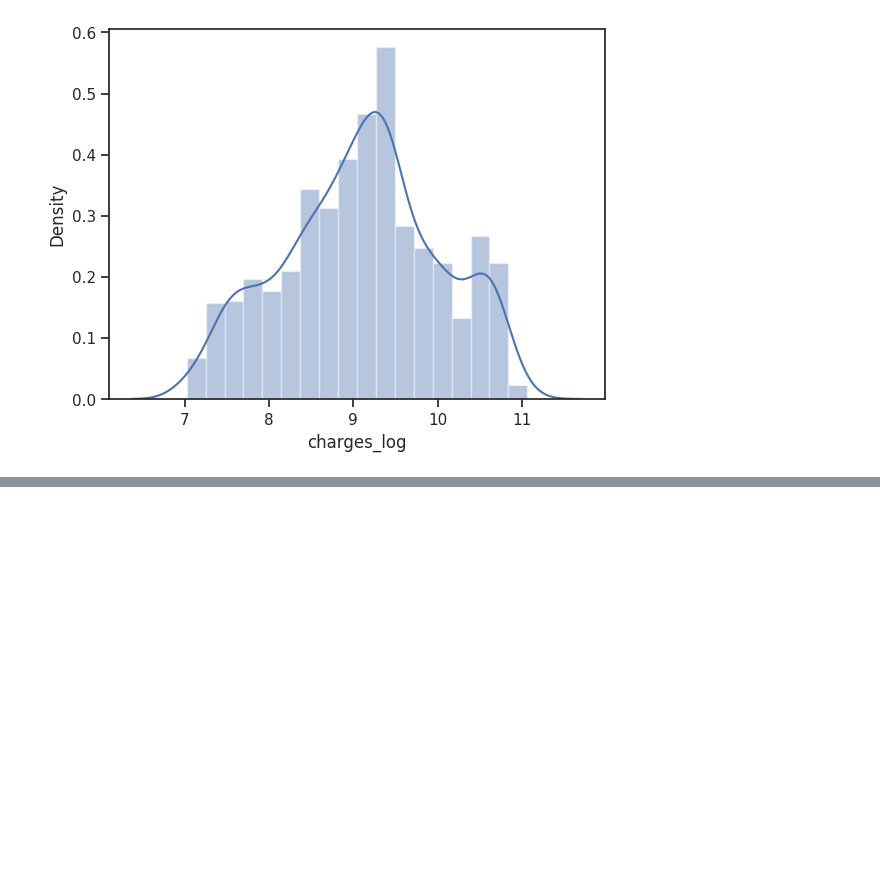
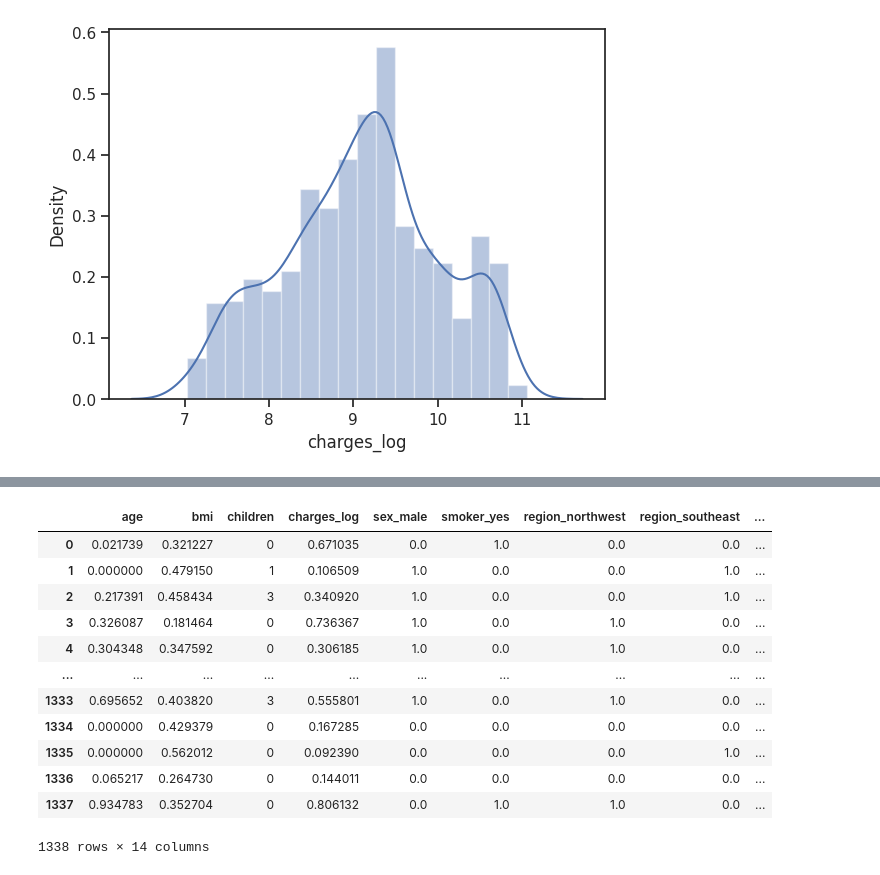
Before and after one commit to Berkay-Bozkurt/Medical_Cost_Analysis, a Jupyter notebook: cost_analaysis.ipynb, the cells around one changed output, grey strips where cells are left out. Saved outputs shown, nothing was run; the diff lists cells and outputs as text; code cells hidden in the pictures; blank space fills up the shorter version.

```diff
--- a/cost_analaysis.ipynb
+++ b/cost_analaysis.ipynb
@@ -147,0 +200,25 @@ df['sex_encoded'] = label_encoder.fit_transform(df['sex'])
+# %%
+# Columns to be scaled
+columns_to_scale = ["age", "bmi", "charges_log"]
+
+# Create a MinMaxScaler instance
+scaler = MinMaxScaler()
+
+# Apply MinMaxScaler to selected columns
+df_encoded[columns_to_scale] = scaler.fit_transform(df_encoded[columns_to_scale])
+df_encoded = df_encoded.drop(columns=["sex", "smoker", "region", "charges"])
+df_encoded
+# %% [output]
+|  | age | bmi | children | charges_log | sex_male | smoker_yes | region_northwest | region_southeast | ... |
+| 0 | 0.021739 | 0.321227 | 0 | 0.671035 | 0.0 | 1.0 | 0.0 | 0.0 | ... |
+| 1 | 0.000000 | 0.479150 | 1 | 0.106509 | 1.0 | 0.0 | 0.0 | 1.0 | ... |
+| 2 | 0.217391 | 0.458434 | 3 | 0.340920 | 1.0 | 0.0 | 0.0 | 1.0 | ... |
+| 3 | 0.326087 | 0.181464 | 0 | 0.736367 | 1.0 | 0.0 | 1.0 | 0.0 | ... |
+| 4 | 0.304348 | 0.347592 | 0 | 0.306185 | 1.0 | 0.0 | 1.0 | 0.0 | ... |
+| ... | ... | ... | ... | ... | ... | ... | ... | ... | ... |
+| 1333 | 0.695652 | 0.403820 | 3 | 0.555801 | 1.0 | 0.0 | 1.0 | 0.0 | ... |
+| 1334 | 0.000000 | 0.429379 | 0 | 0.167285 | 0.0 | 0.0 | 0.0 | 0.0 | ... |
+| 1335 | 0.000000 | 0.562012 | 0 | 0.092390 | 0.0 | 0.0 | 0.0 | 1.0 | ... |
+| 1336 | 0.065217 | 0.264730 | 0 | 0.144011 | 0.0 | 0.0 | 0.0 | 0.0 | ... |
+| 1337 | 0.934783 | 0.352704 | 0 | 0.806132 | 0.0 | 1.0 | 1.0 | 0.0 | ... |
+1338 rows × 14 columns
```
Also changed, not shown: parts of 30 cells of this notebook.
